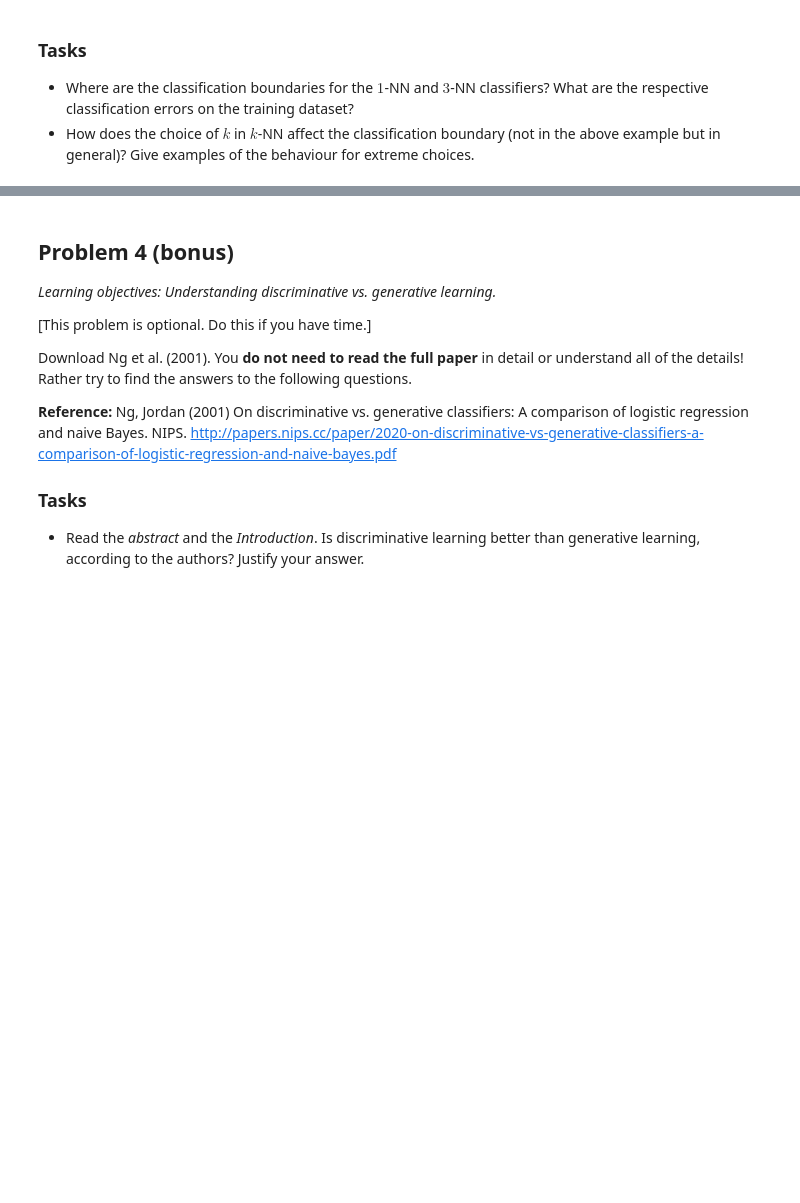
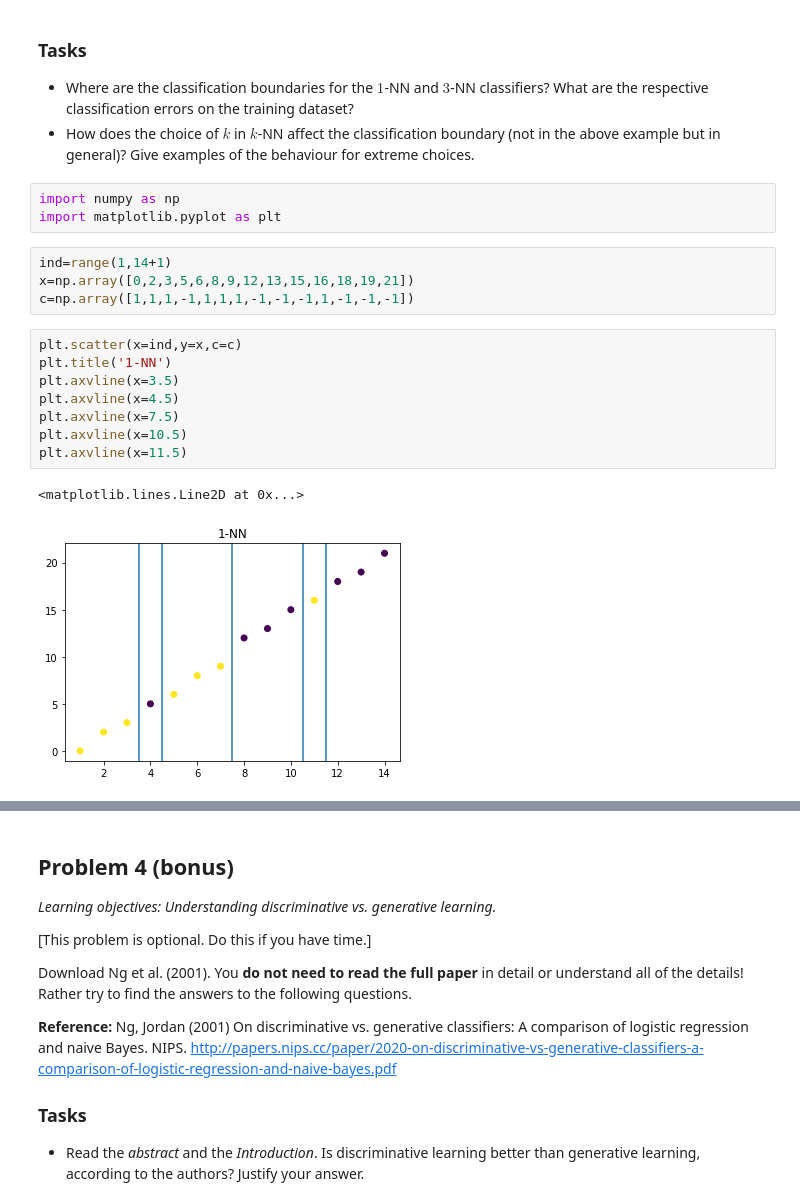
Before and after one commit to MatiasJJ/ATML, a Jupyter notebook: Ex5/Ex5_Matias_Jakub_Madeleine.ipynb, the cells around one changed output, grey strips where cells are left out. Cells and saved outputs as stored; diff of their text form; blank space fills up the shorter version.

```diff
--- a/Ex5/Ex5_Matias_Jakub_Madeleine.ipynb
+++ b/Ex5/Ex5_Matias_Jakub_Madeleine.ipynb
@@ -77,3 +249,21 @@ $$
 
 * Where are the classification boundaries for the $1$-NN and $3$-NN classifiers? What are the respective classification errors on the training dataset?
 * How does the choice of $k$ in $k$-NN affect the classification boundary (not in the above example but in general)? Give examples of the behaviour for extreme choices.
+# %%
+import numpy as np
+import matplotlib.pyplot as plt
+# %%
+ind=range(1,14+1)
+x=np.array([0,2,3,5,6,8,9,12,13,15,16,18,19,21])
+c=np.array([1,1,1,-1,1,1,1,-1,-1,-1,1,-1,-1,-1])
+# %%
+plt.scatter(x=ind,y=x,c=c)
+plt.title('1-NN')
+plt.axvline(x=3.5)
+plt.axvline(x=4.5)
+plt.axvline(x=7.5)
+plt.axvline(x=10.5)
+plt.axvline(x=11.5)
+# %% [output]
+<matplotlib.lines.Line2D at 0x...>
+[figure, added]
```
Also changed, not shown: parts of 14 cells of this notebook.
